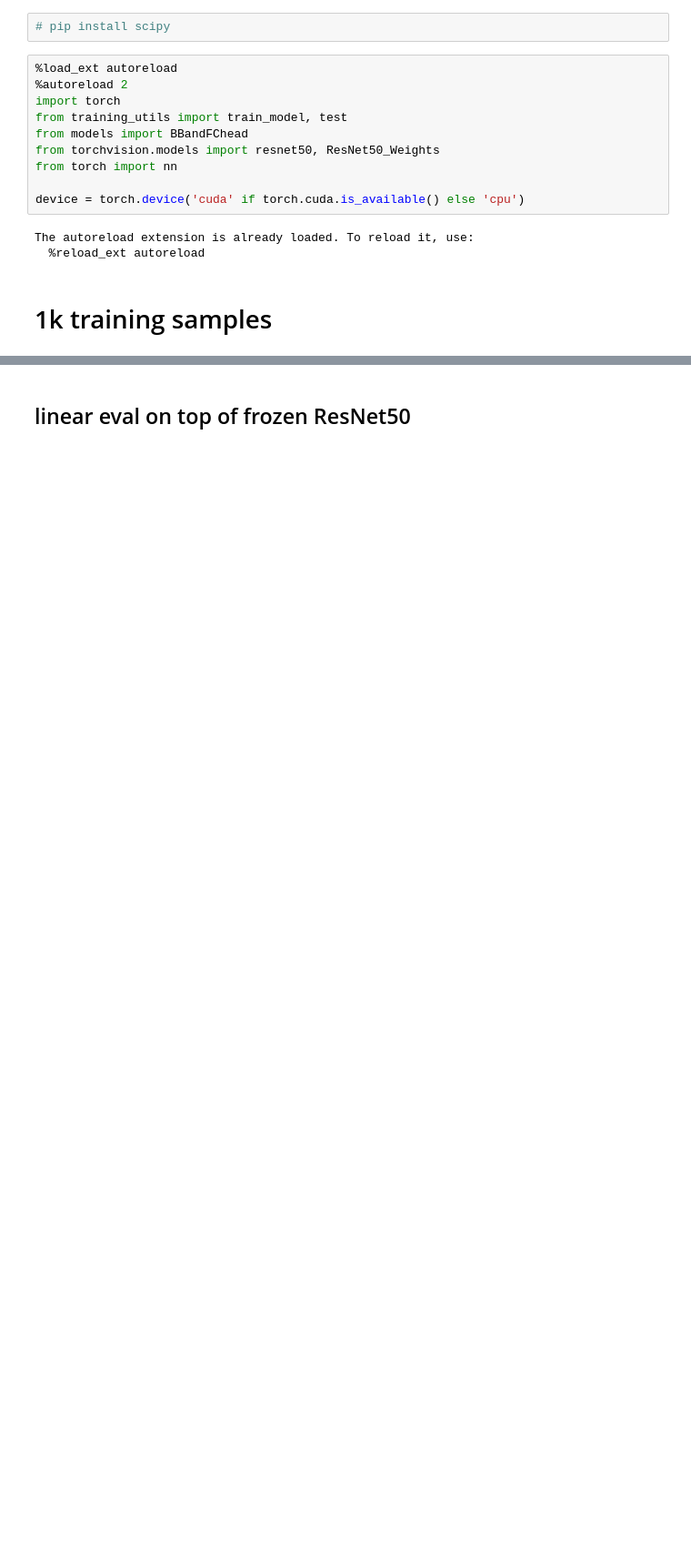
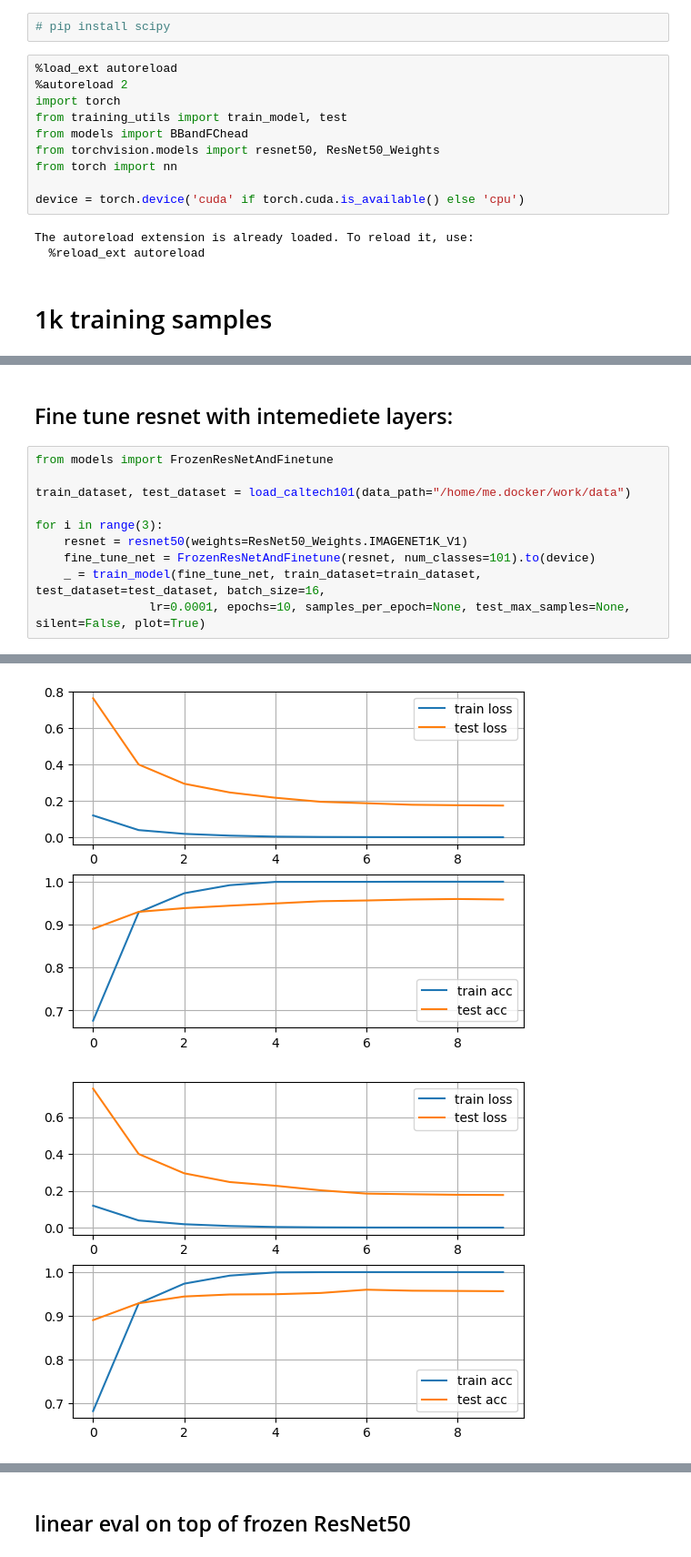
Before and after one commit to gurevichan/research, a Jupyter notebook: Finetune.ipynb, the cells around one changed output, grey strips where cells are left out. Shown at 91% size. Cells and saved outputs as stored; diff of their text form; blank space fills up the shorter version.

```diff
--- a/Finetune.ipynb
+++ b/Finetune.ipynb
@@ -30,0 +56,13 @@ train_dataset, test_dataset = load_caltech101(data_path="/home/me.docker/work/da
+# %% [markdown]
+## Fine tune resnet with intemediete layers:
+# %%
+from models import FrozenResNetAndFinetune
+
+train_dataset, test_dataset = load_caltech101(data_path="/home/me.docker/work/data")
+
+for i in range(3):
+    resnet = resnet50(weights=ResNet50_Weights.IMAGENET1K_V1)
+    fine_tune_net = FrozenResNetAndFinetune(resnet, num_classes=101).to(device)
+    _ = train_model(fine_tune_net, train_dataset=train_dataset, test_dataset=test_dataset, batch_size=16,
+                lr=0.0001, epochs=10, samples_per_epoch=None, test_max_samples=None, silent=False, plot=True)
+# %% [output]
@@ -30,0 +73,2 @@ train_dataset, test_dataset = load_caltech101(data_path="/home/me.docker/work/da
+[figure, added]
+[figure, added]
```
Also changed, not shown: parts of 12 cells of this notebook, 3 other files.
